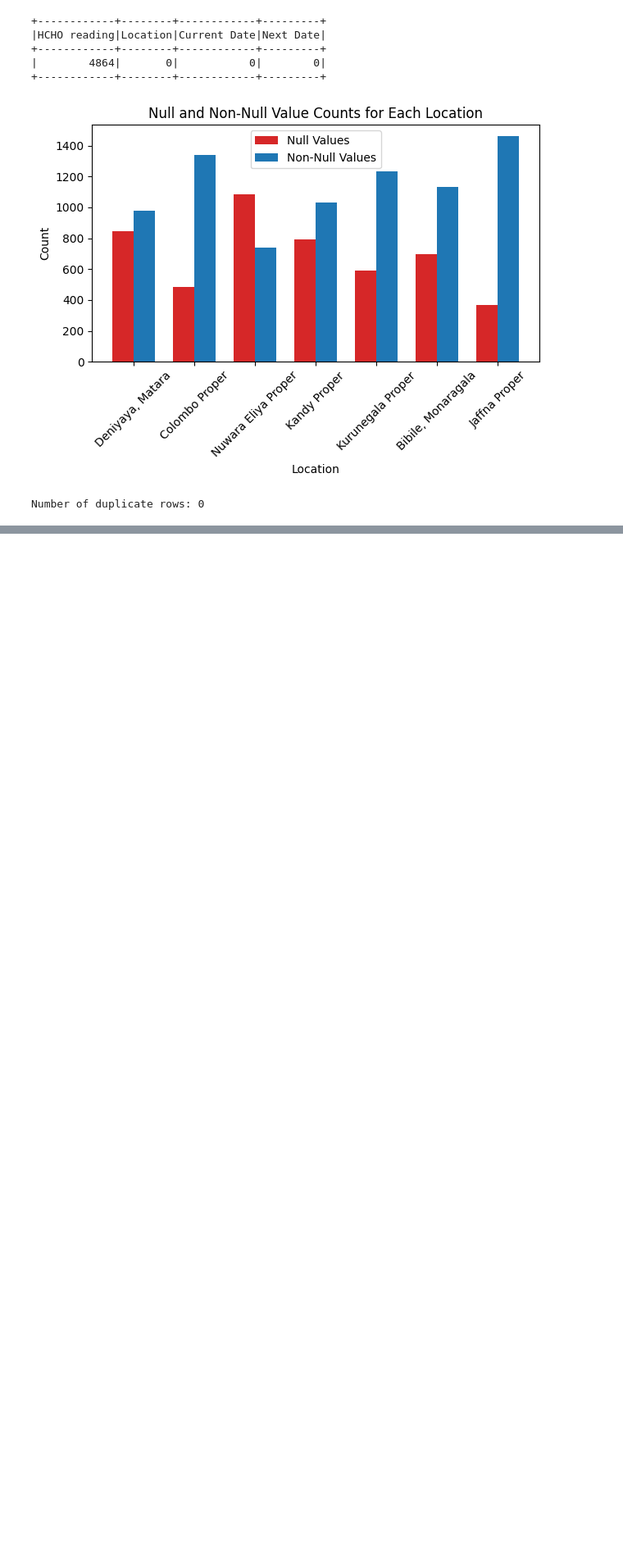
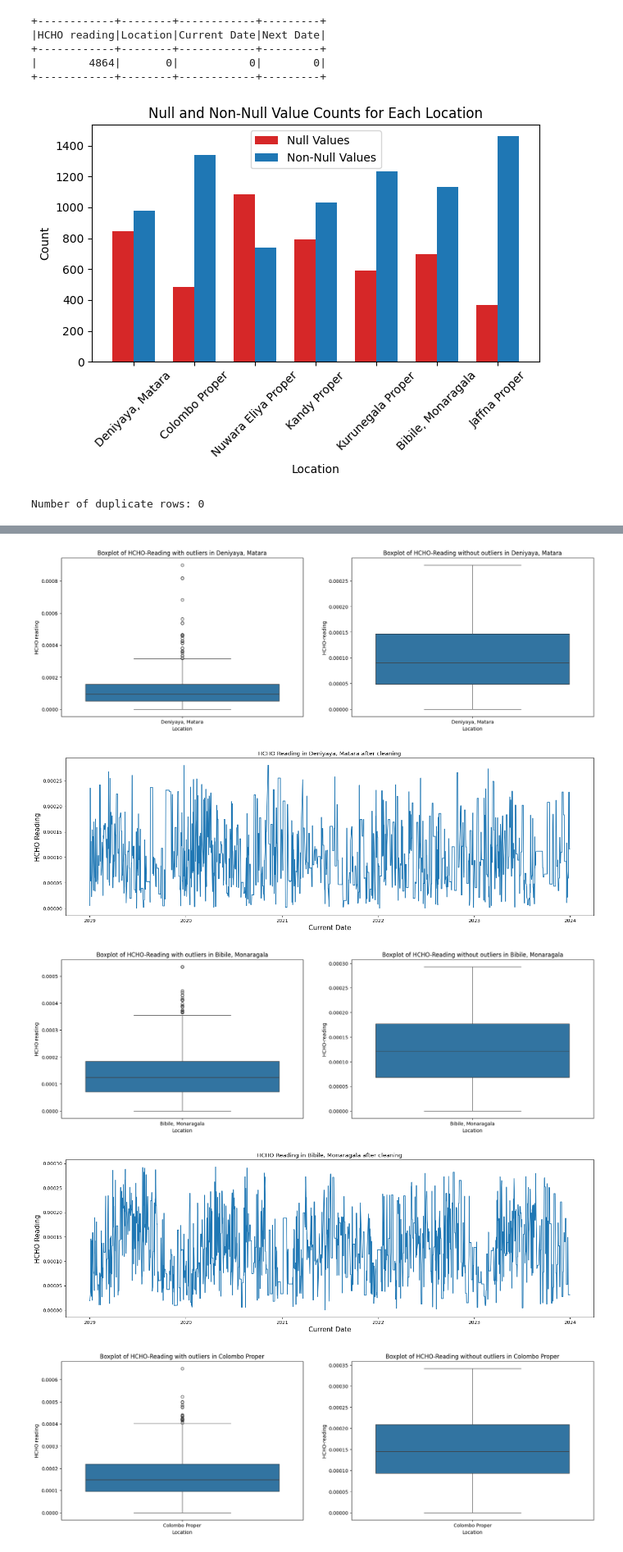
Before and after one commit to PehansiK/Analyzing-HCHO-Gas-in-Sri-Lanka, a Jupyter notebook: DataPreprocessing.ipynb, the cells around one changed output, grey strips where cells are left out. Shown at 82% size. Drawn from its saved outputs; the diff is of its cells as text; code cells hidden in the pictures; blank space fills up the shorter version.

Commit message:
Data Cleaning - converting negative values, handling missing values, handling outliers

```diff
--- a/DataPreprocessing.ipynb
+++ b/DataPreprocessing.ipynb
@@ -215,0 +236,4 @@ Number of duplicate rows: 0
+# %%
+# Convert negative values to NaN
+full_data = full_data.withColumn("HCHO reading", F.when(full_data["HCHO reading"] < 0, None).otherwise(full_data["HCHO reading"]))
+full_data.show(20)
@@ -215,0 +269,16 @@ Number of duplicate rows: 0
+# %%
+# Function to handle missing values HCHO reading
+def handling_missing_values(ocation_df, location_name):
+  window = Window.orderBy("Current Date")
+
+  # Backfill - Fill missing values with next data point
+  location_backfilled = location_df.withColumn("HCHO reading", F.last("HCHO reading", ignorenulls=True).over(window))
+
+  # Frontfill - Fill missing values with previous data
+  window_desc = Window.orderBy(F.col("Current Date").desc())
+  location_backfilled = location_backfilled.withColumn("HCHO reading",
+                                                        F.when(F.col("HCHO reading").isNull(),
+                                                              F.lag("HCHO reading", 1).over(window_desc))
+                                                        .otherwise(F.col("HCHO reading")))
+
+  return location_backfilled
@@ -215,0 +332,19 @@ Number of duplicate rows: 0
+# %%
+# List to store cleaned datasets
+cleaned_datasets = []
+
+# List of locations
+locations = ["Deniyaya, Matara", "Bibile, Monaragala", "Colombo Proper", "Jaffna Proper", "Kandy Proper", "Kurunegala Proper", "Nuwara Eliya Proper"]
+
+# Clean data of each location and store the result
+for location_name in locations:
+    location_df = full_data.filter(full_data["Location"] == location_name)
+    handled_missing_values_df = handling_missing_values(location_df,location_name)
+    outlier_handled_location_df = handling_outliers(handled_missing_values_df, location_name)
+    cleaned_datasets.append(outlier_handled_location_df)
+# %% [output]
+[figure, added]
+[figure, added]
+[figure, added]
+[figure, added]
+[figure, added]
```
Also changed, not shown: parts of 12 cells of this notebook.
